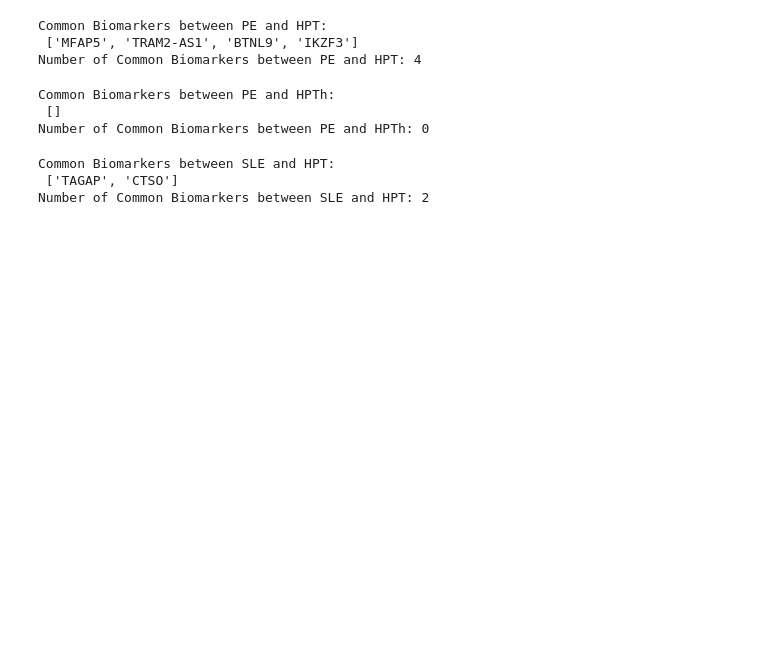
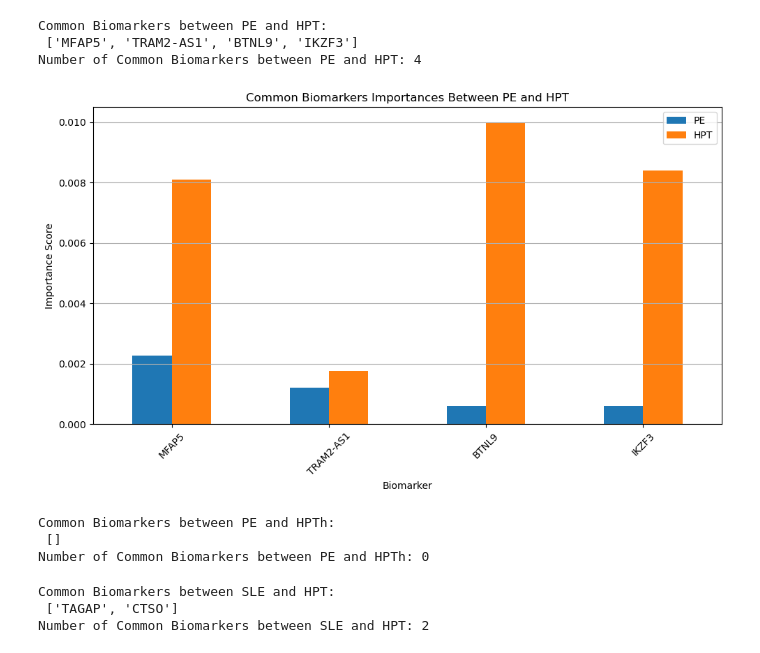
Before and after one commit to sazidshahjada/BioMarkerPredictionML, a Jupyter notebook: pe_sle_hpt_hpth_analysis.ipynb, the cells around one changed output. Saved outputs shown, nothing was run; the diff lists cells and outputs as text; code cells hidden in the pictures; blank space fills up the shorter version.

```diff
--- a/pe_sle_hpt_hpth_analysis.ipynb
+++ b/pe_sle_hpt_hpth_analysis.ipynb
@@ -544,6 +589,12 @@ print("Number of Common Biomarkers between PE and HPT:", len(pe_hpt_common_bioma
 Common Biomarkers between PE and HPT:
  ['MFAP5', 'TRAM2-AS1', 'BTNL9', 'IKZF3']
 Number of Common Biomarkers between PE and HPT: 4
+# %%
+if len(pe_hpt_common_biomarkers) > 0:
+    # Plot the common biomarkers importances
+    plot_common_biomarkers_grouped("PE", "HPT", pe_feature_importances, hpt_feature_importances, pe_hpt_common_biomarkers)
+# %% [output]
+[figure, added]
 # %%
 # Common biomarkers between PE and HPTh
 pe_hpth_common_biomarkers = get_common_biomarkers(pe_feature_importances, hpth_feature_importances)
```
Also changed, not shown: parts of 9 cells of this notebook, 23 other files.
